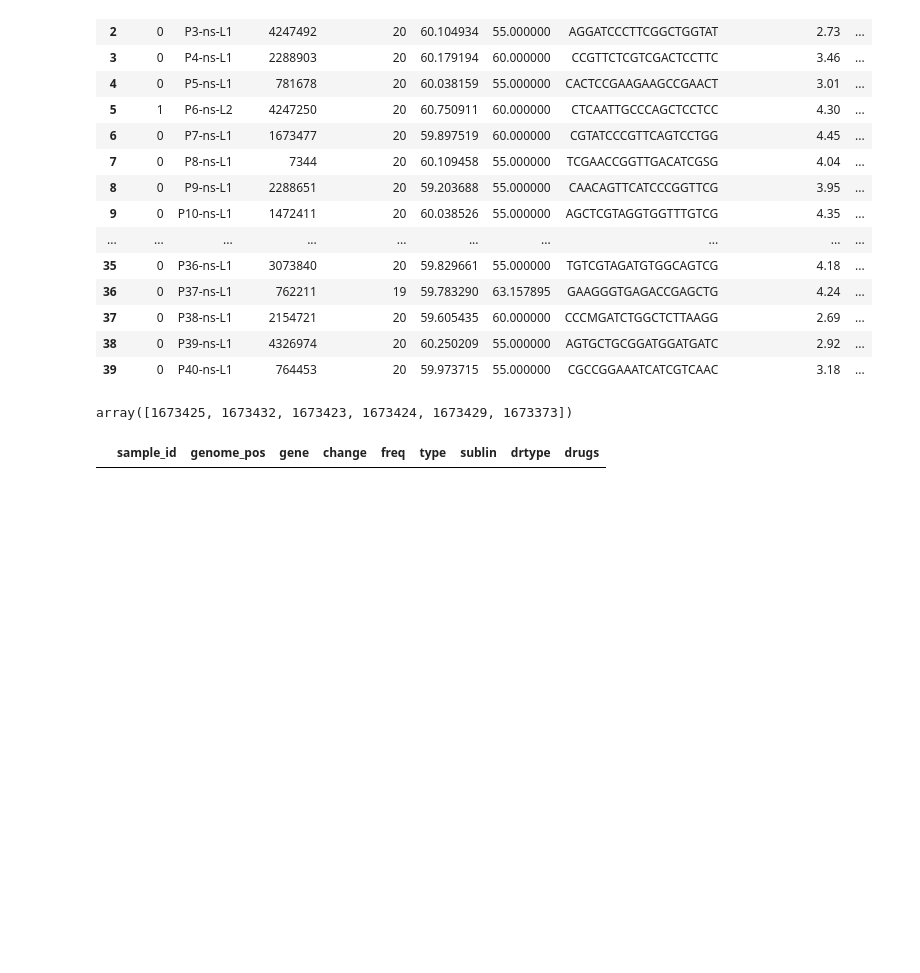
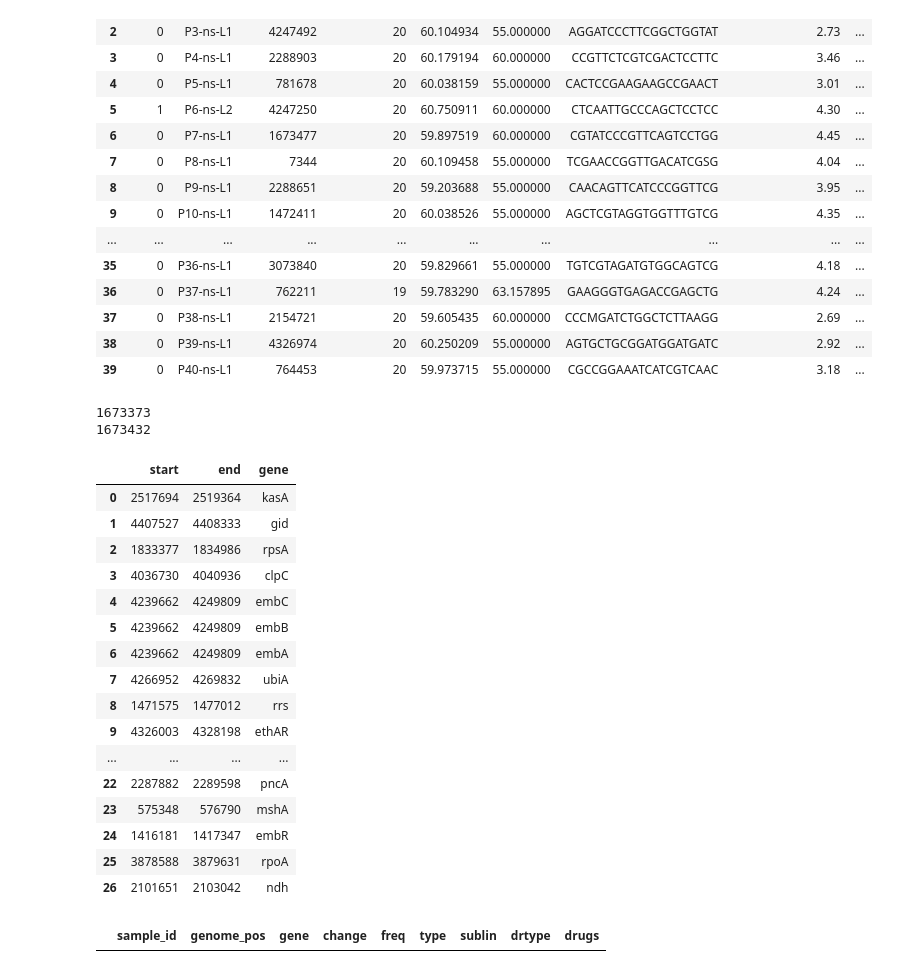
Before and after one commit to linfeng-wang/TOAST, a Jupyter notebook: cache/scratch.ipynb, the cells around one changed output. Cells and saved outputs as stored; diff of their text form; code cells hidden in the pictures; blank space fills up the shorter version.

```diff
--- a/cache/scratch.ipynb
+++ b/cache/scratch.ipynb
@@ -85,6 +123,8 @@ for x,y in zip(accepted_primers['pLeft_coord'].tolist(), accepted_primers['pRigh
 condition = (full_data['genome_pos'] >= 1673477) & (full_data['genome_pos'] <= 1673777)
 filtered_data = full_data[condition]
 # %%
-full_data[full_data['gene']=='fabG1']['genome_pos'].unique()
+print(full_data[full_data['gene']=='fabG1']['genome_pos'].unique().min())
+print(full_data[full_data['gene']=='fabG1']['genome_pos'].unique().max())
 # %% [output]
-array([1673425, 1673432, 1673423, 1673424, 1673429, 1673373])
+1673373
+1673432
@@ -91,3 +141,23 @@ array([1673425, 1673432, 1673423, 1673424, 1673429, 1673373])
+# %%
+pd.read_csv('/mnt/storage10/lwang/Projects/TOAST/toast/db/regions copy.bed', sep='\t', header=0)[['start', 'end', 'gene']]
+# %% [output]
+|  | start | end | gene |
+| 0 | 2517694 | 2519364 | kasA |
+| 1 | 4407527 | 4408333 | gid |
+| 2 | 1833377 | 1834986 | rpsA |
+| 3 | 4036730 | 4040936 | clpC |
+| 4 | 4239662 | 4249809 | embC |
+| 5 | 4239662 | 4249809 | embB |
+| 6 | 4239662 | 4249809 | embA |
+| 7 | 4266952 | 4269832 | ubiA |
+| 8 | 1471575 | 1477012 | rrs |
+| 9 | 4326003 | 4328198 | ethAR |
+| ... | ... | ... | ... |
+| 22 | 2287882 | 2289598 | pncA |
+| 23 | 575348 | 576790 | mshA |
+| 24 | 1416181 | 1417347 | embR |
+| 25 | 3878588 | 3879631 | rpoA |
+| 26 | 2101651 | 2103042 | ndh |
 # %%
 filtered_data
 # %% [output]
```
Also changed, not shown: parts of 8 cells of this notebook, 13 other files.
